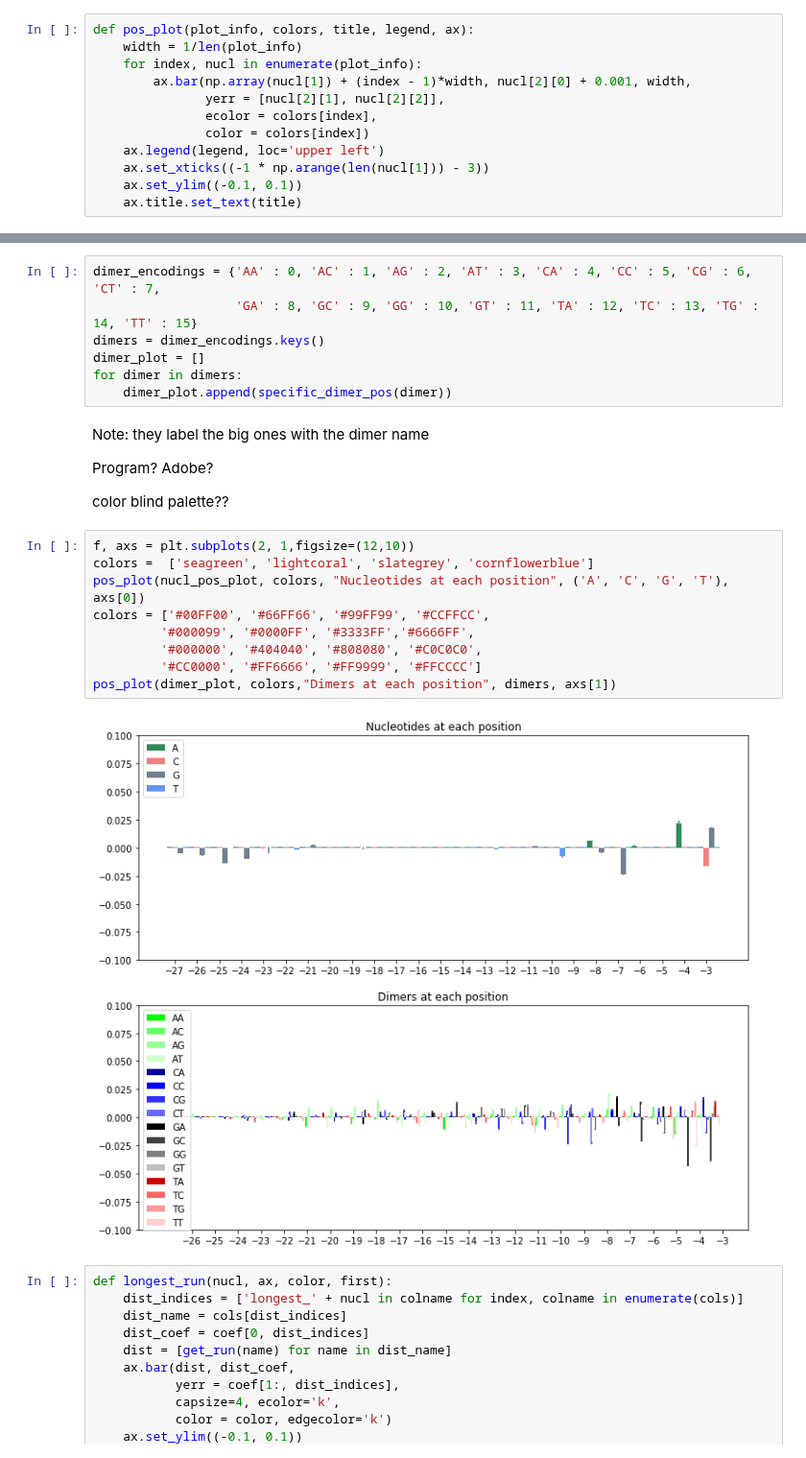
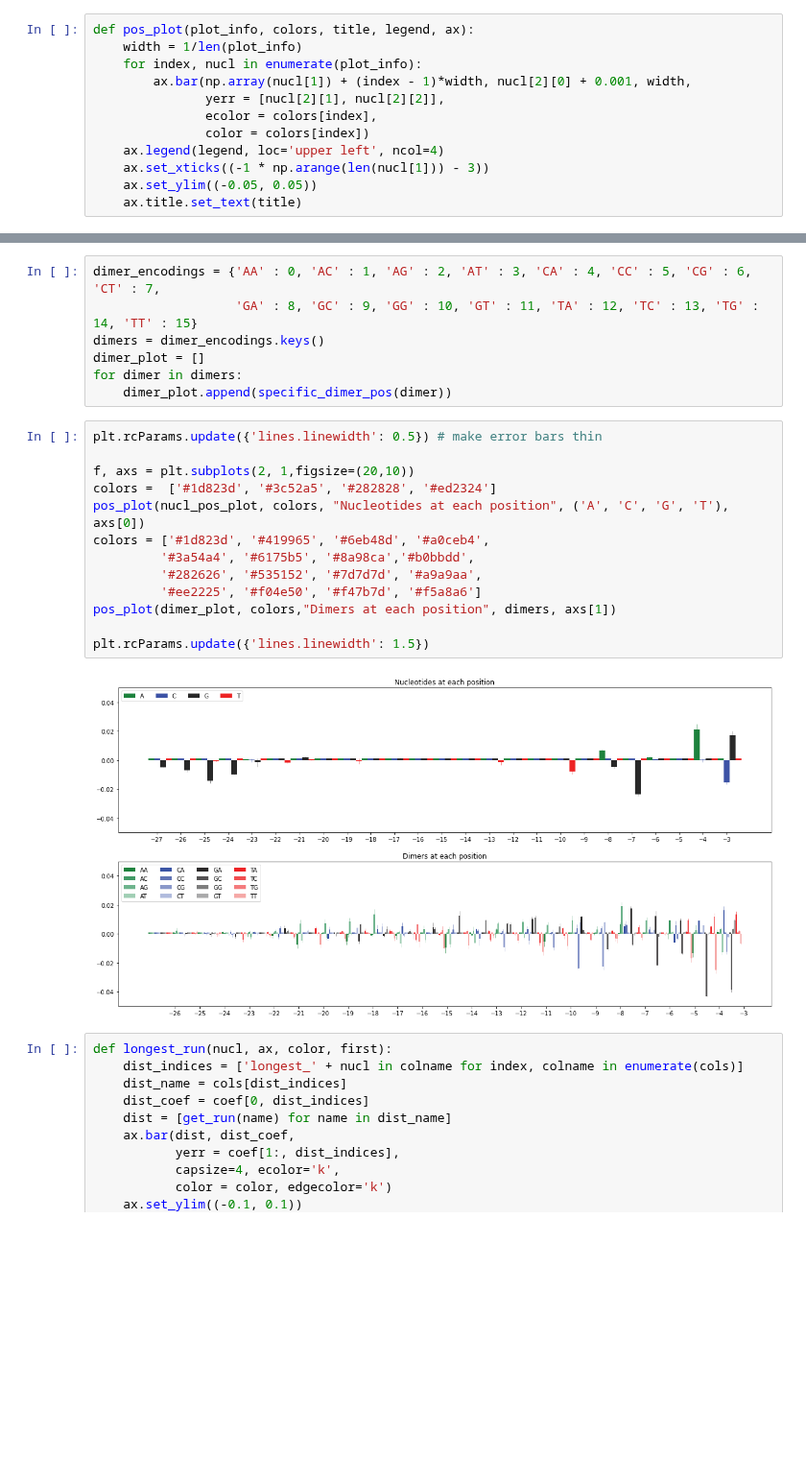
Before and after one commit to AnthonyHein/QCB455Project, a Jupyter notebook: PredictionWeights.ipynb, the cells around one changed output, grey strips where cells are left out. Shown at 96% size. Drawn from its saved outputs; the diff is of its cells as text; blank space fills up the shorter version.

Commit message:
new colors and styling to plots

```diff
--- a/PredictionWeights.ipynb
+++ b/PredictionWeights.ipynb
@@ -182,9 +181,9 @@ def pos_plot(plot_info, colors, title, legend, ax):
                yerr = [nucl[2][1], nucl[2][2]],
                ecolor = colors[index],
                color = colors[index])
-    ax.legend(legend, loc='upper left')
+    ax.legend(legend, loc='upper left', ncol=4)
     ax.set_xticks((-1 * np.arange(len(nucl[1])) - 3))
-    ax.set_ylim((-0.1, 0.1))
+    ax.set_ylim((-0.05, 0.05))
     ax.title.set_text(title)
 # %%
 def specific_dimer_pos(dimer):
@@ -200,23 +199,21 @@ dimers = dimer_encodings.keys()
 dimer_plot = []
 for dimer in dimers:
     dimer_plot.append(specific_dimer_pos(dimer))
-# %% [markdown]
-Note: they label the big ones with the dimer name
-
-Program? Adobe?
-
-color blind palette??
 # %%
-f, axs = plt.subplots(2, 1,figsize=(12,10))
-colors =  ['seagreen', 'lightcoral', 'slategrey', 'cornflowerblue']
+plt.rcParams.update({'lines.linewidth': 0.5}) # make error bars thin
+
+f, axs = plt.subplots(2, 1,figsize=(20,10))
+colors =  ['#1d823d', '#3c52a5', '#282828', '#ed2324']
 pos_plot(nucl_pos_plot, colors, "Nucleotides at each position", ('A', 'C', 'G', 'T'), axs[0])
-colors = ['#00FF00', '#66FF66', '#99FF99', '#CCFFCC',
-         '#000099', '#0000FF', '#3333FF','#6666FF',
-         '#000000', '#404040', '#808080', '#C0C0C0',
-         '#CC0000', '#FF6666', '#FF9999', '#FFCCCC']
+colors = ['#1d823d', '#419965', '#6eb48d', '#a0ceb4',
+         '#3a54a4', '#6175b5', '#8a98ca','#b0bbdd',
+         '#282626', '#535152', '#7d7d7d', '#a9a9aa',
+         '#ee2225', '#f04e50', '#f47b7d', '#f5a8a6']
 pos_plot(dimer_plot, colors,"Dimers at each position", dimers, axs[1])
+
+plt.rcParams.update({'lines.linewidth': 1.5})
 # %% [output]
-[figure, old version]
+[figure, new version]
 # %%
 def longest_run(nucl, ax, color, first):
     dist_indices = ['longest_' + nucl in colname for index, colname in enumerate(cols)]
```
Also changed, not shown: parts of 16 cells of this notebook, 1 other file.
